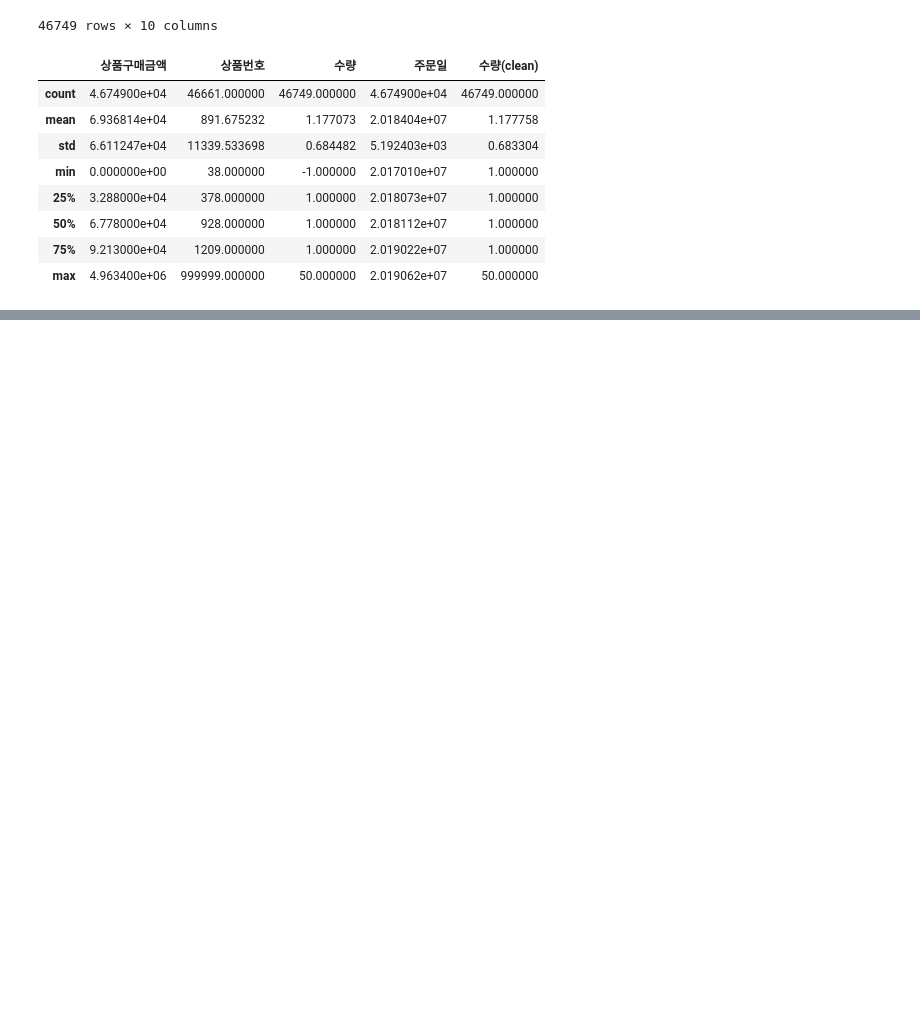
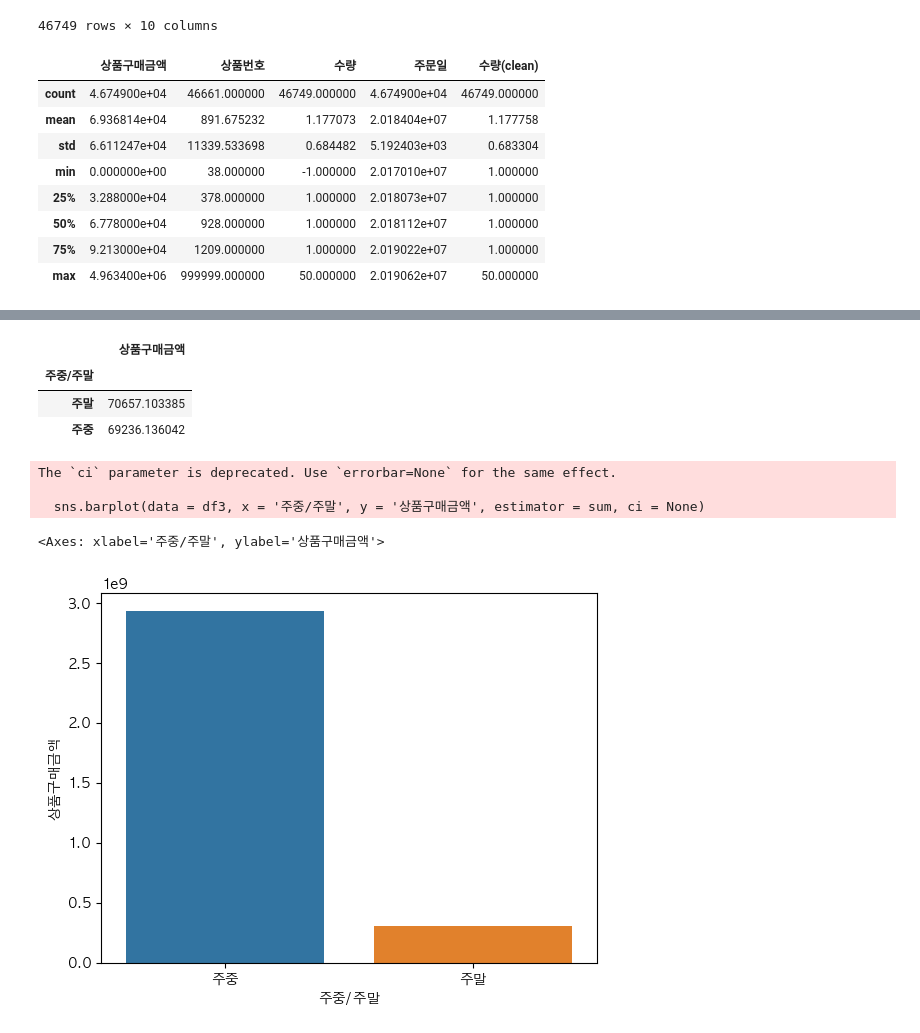
Before and after one commit to JongJunLim/Python, a Jupyter notebook: Pandas_Exercise.ipynb, the cells around one changed output, grey strips where cells are left out. Drawn from its saved outputs; the diff is of its cells as text; code cells hidden in the pictures; blank space fills up the shorter version.

```diff
--- a/Pandas_Exercise.ipynb
+++ b/Pandas_Exercise.ipynb
@@ -951,0 +1112,8 @@ df3.loc[condition6] #NaN으로 처리한 데이터 확인
+# %%
+df3['주중/주말'] = df3['주문요일'].replace({'Monday' : '주중',
+                                       'Tuesday' : '주중',
+                                       'Wednesday' : '주중',
+                                       'Thursday' : '주중',
+                                       'Friday' : '주중',
+                                       'Saturday' : '주말',
+                                       'Sunday' : '주말'})
@@ -951,0 +1145,15 @@ df3.loc[condition6] #NaN으로 처리한 데이터 확인
+# %%
+df3.pivot_table(index = '주중/주말', values = '상품구매금액', aggfunc = 'mean')
+# %% [output]
+|  | 상품구매금액 |
+| 주중/주말 |  |
+| 주말 | 70657.103385 |
+| 주중 | 69236.136042 |
+# %%
+sns.barplot(data = df3, x = '주중/주말', y = '상품구매금액', estimator = sum, ci = None)
+# %% [output]
+The `ci` parameter is deprecated. Use `errorbar=None` for the same effect.
+
+  sns.barplot(data = df3, x = '주중/주말', y = '상품구매금액', estimator = sum, ci = None)
+<Axes: xlabel='주중/주말', ylabel='상품구매금액'>
+[figure, added]
```
Also changed, not shown: parts of 27 cells of this notebook.
